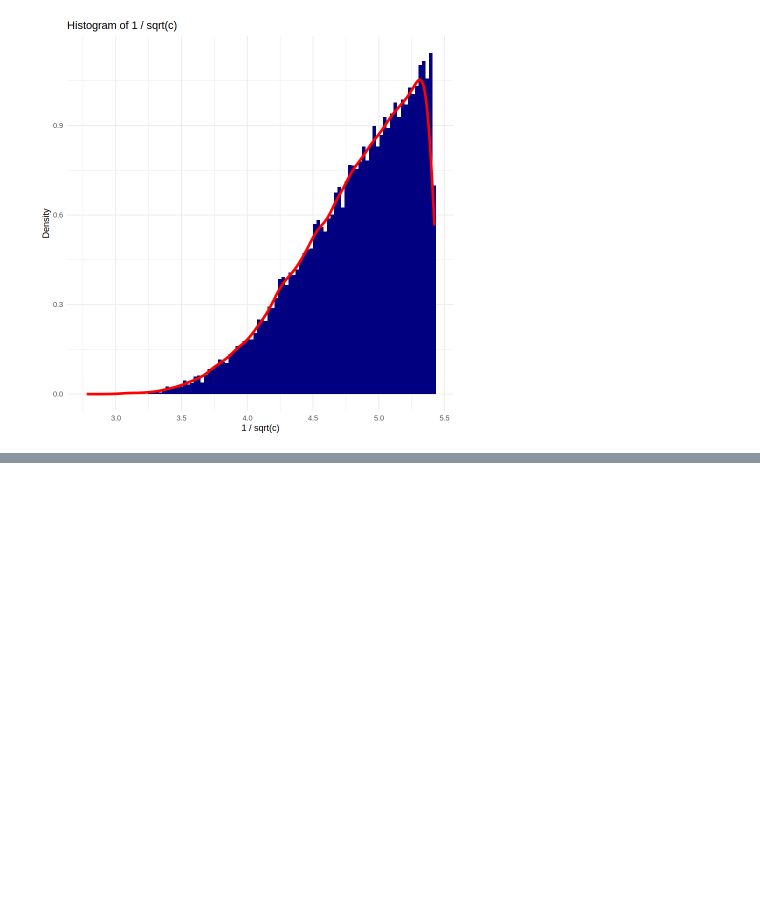
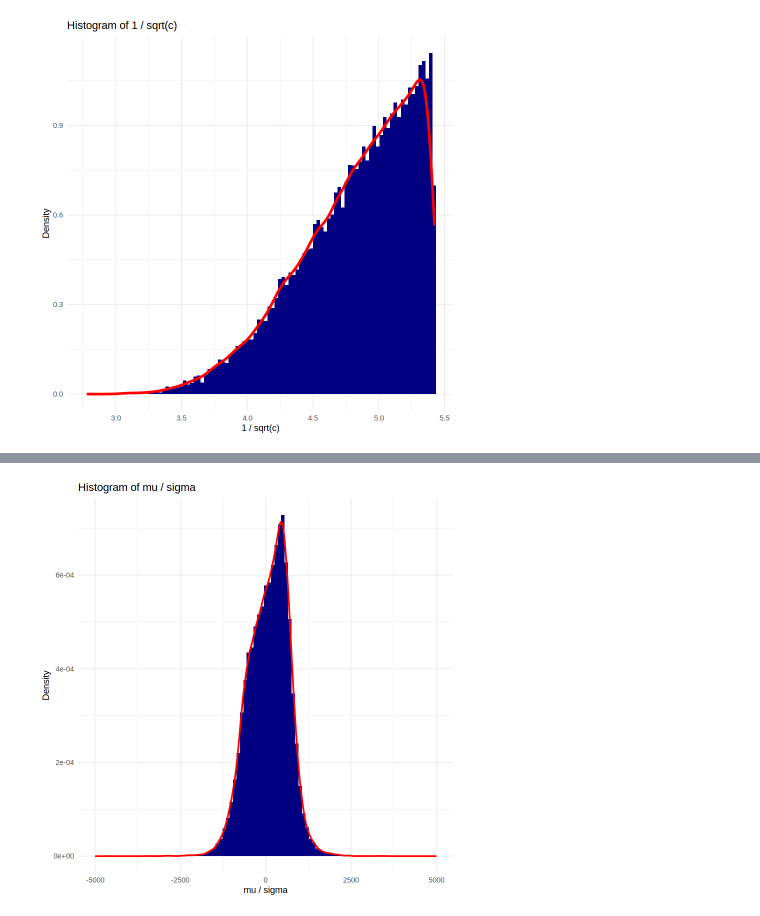
Before and after one commit to Kallo27/Advanced_statistics, a Jupyter notebook: Lab05/CalandraBuonaura_LorenzoRlab05.ipynb, the cells around one changed output, grey strips where cells are left out. Saved outputs shown, nothing was run; the diff lists cells and outputs as text; code cells hidden in the pictures; blank space fills up the shorter version.

```diff
--- a/Lab05/CalandraBuonaura_LorenzoRlab05.ipynb
+++ b/Lab05/CalandraBuonaura_LorenzoRlab05.ipynb
@@ -345,0 +412,16 @@ ggplot(data = data.frame(sigma_posterior), aes(x = sigma_posterior)) +
+# %%
+combined_samples <- do.call(rbind, samples)
+mu_posterior <- as.data.frame(combined_samples)[["mu"]]
+sigma_posterior <- as.data.frame(combined_samples)[["sigma"]]
+mu_over_sigma <- mu_posterior / sigma_posterior
+
+ggplot(data = data.frame(mu_over_sigma), aes(x = mu_over_sigma)) +
+  geom_histogram(aes(y = after_stat(density)), bins = 100, fill = "navy") +
+  geom_density(color = "red", linewidth = 1) +
+  labs(title = "Histogram of mu / sigma",
+       x = "mu / sigma",
+       y = "Density") +
+  xlim(-5000, +5000) +
+  theme_minimal()
+# %% [output]
+[figure, added]
```
Also changed, not shown: parts of 6 cells of this notebook.
